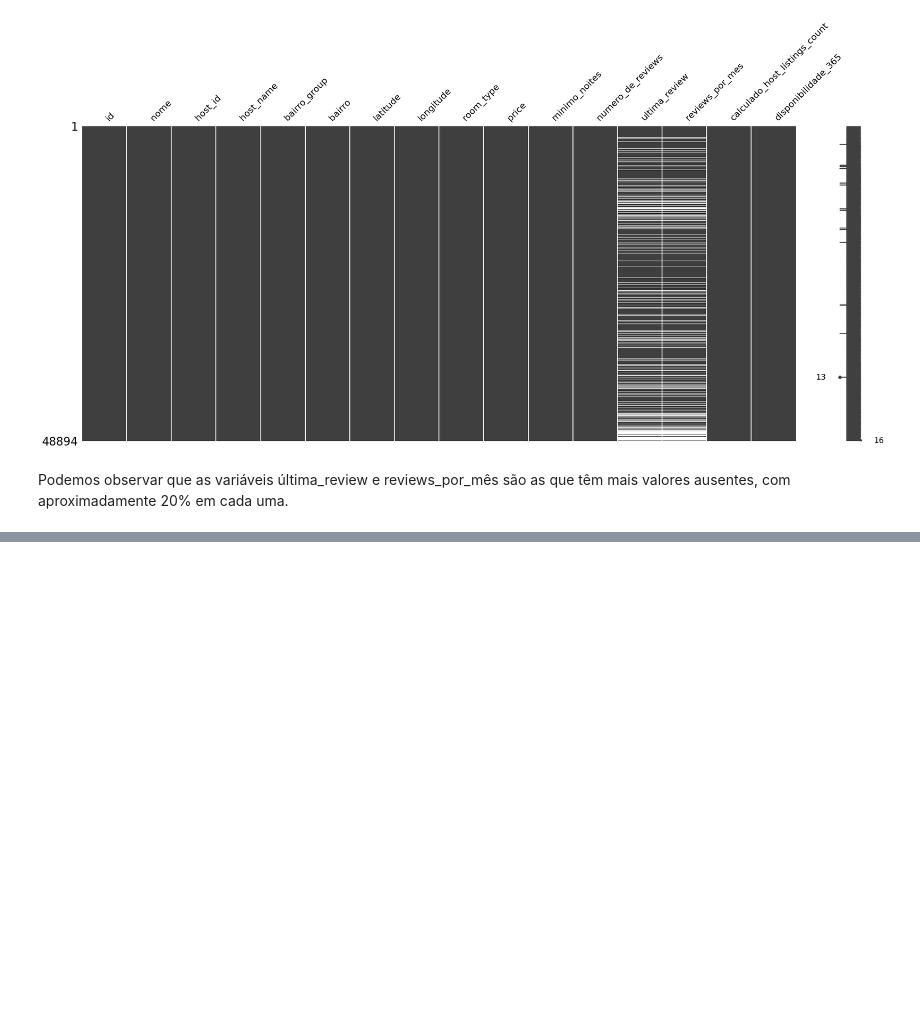
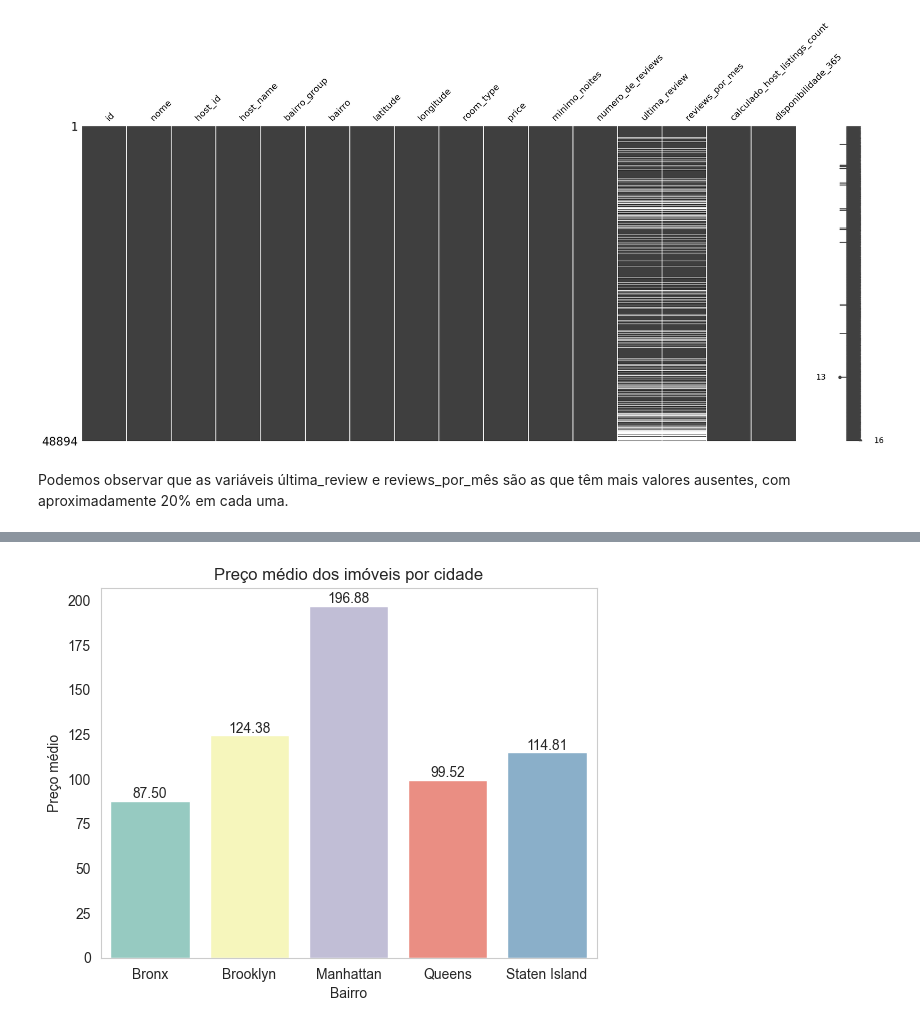
Before and after one commit to WiiniSilva/LH_CD_WINICIUS_SILVA, a Jupyter notebook: Desafio Ciência de Dados.ipynb, the cells around one changed output, grey strips where cells are left out. Saved outputs shown, nothing was run; the diff lists cells and outputs as text; code cells hidden in the pictures; blank space fills up the shorter version.

```diff
--- a/Desafio Ciência de Dados.ipynb
+++ b/Desafio Ciência de Dados.ipynb
@@ -148,0 +209,22 @@ Podemos observar que as variáveis última_review e reviews_por_mês são as que
+# %%
+# Agrupar o dataframe por cidade e calcular a média do preço
+df_grouped = df.groupby('bairro_group')['price'].mean()
+
+# Criar um gráfico de barras usando o seaborn
+ax = sns.barplot(x=df_grouped.index, y=df_grouped, palette='Set3')
+
+# Definir os rótulos dos eixos e o título do gráfico
+ax.set_xlabel('Bairro')
+ax.set_ylabel('Preço médio')
+ax.set_title('Preço médio dos imóveis por cidade')
+
+# Adicionar rótulos nas barras com duas casas decimais
+for i in range(len(ax.patches)):
+    # Usar o método format para restringir a duas casas decimais
+    value = format(ax.patches[i].get_height(), '.2f')
+    plt.annotate(value, (ax.patches[i].get_x() + ax.patches[i].get_width() / 2, ax.patches[i].get_height()), size=10, ha='center', va='bottom')
+
+# Mostrar o gráfico
+plt.show()
+# %% [output]
+[figure, added]
```
Also changed, not shown: parts of 27 cells of this notebook.
